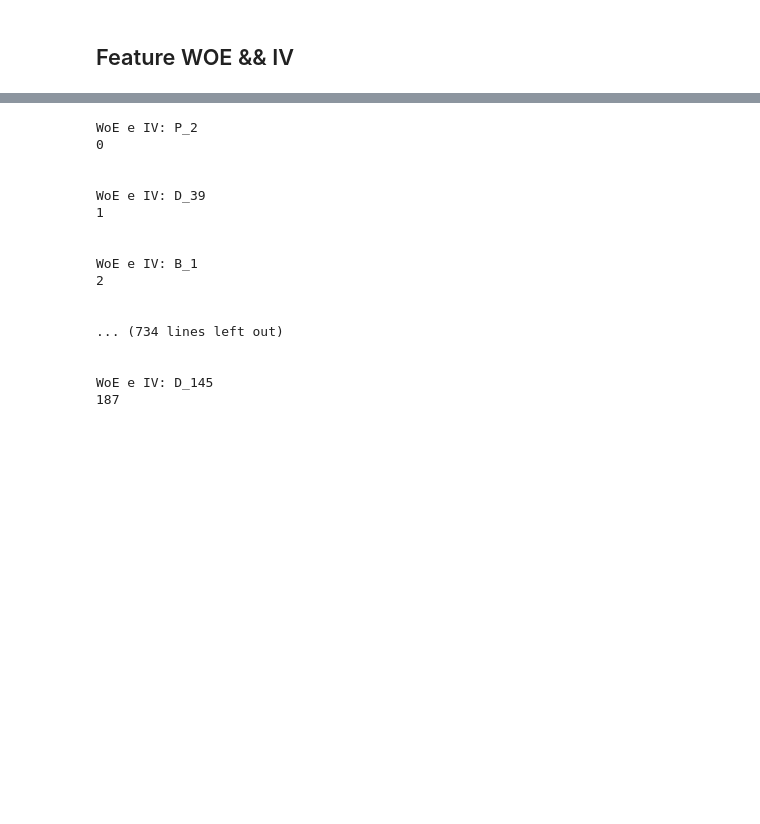
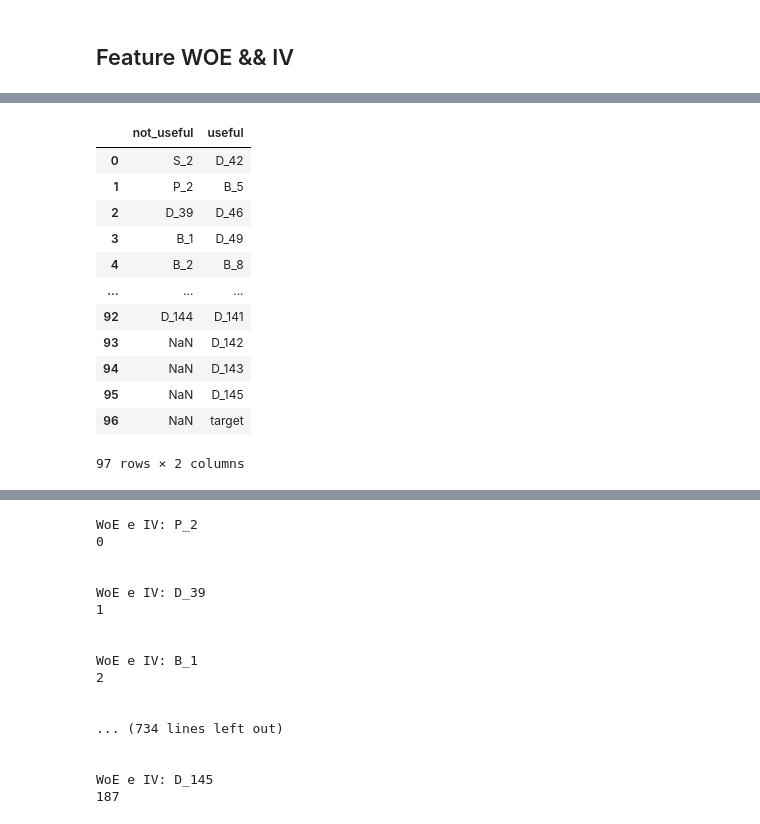
Before and after one commit to Victor-cb/American_Express-Default_Prediction, a Jupyter notebook: notebooks/02-woe_iv.ipynb, the cells around one changed output, grey strips where cells are left out. Drawn from its saved outputs; the diff is of its cells as text; code cells hidden in the pictures; blank space fills up the shorter version.

```diff
--- a/notebooks/02-woe_iv.ipynb
+++ b/notebooks/02-woe_iv.ipynb
@@ -15,0 +121,16 @@ train = pd.read_parquet("../data/processed/train_w_labels.parquet")
+# %%
+woe.iv_dicts
+# %% [output]
+|  | not_useful | useful |
+| 0 | S_2 | D_42 |
+| 1 | P_2 | B_5 |
+| 2 | D_39 | D_46 |
+| 3 | B_1 | D_49 |
+| 4 | B_2 | B_8 |
+| ... | ... | ... |
+| 92 | D_144 | D_141 |
+| 93 | NaN | D_142 |
+| 94 | NaN | D_143 |
+| 95 | NaN | D_145 |
+| 96 | NaN | target |
+97 rows × 2 columns
```
Also changed, not shown: parts of 7 cells of this notebook, 10 other files.
